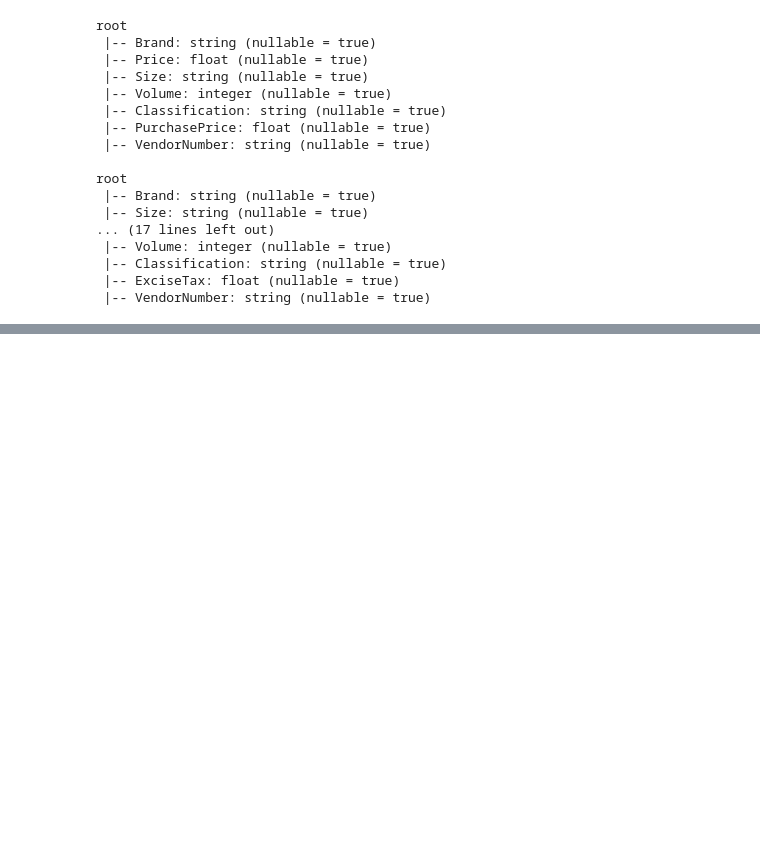
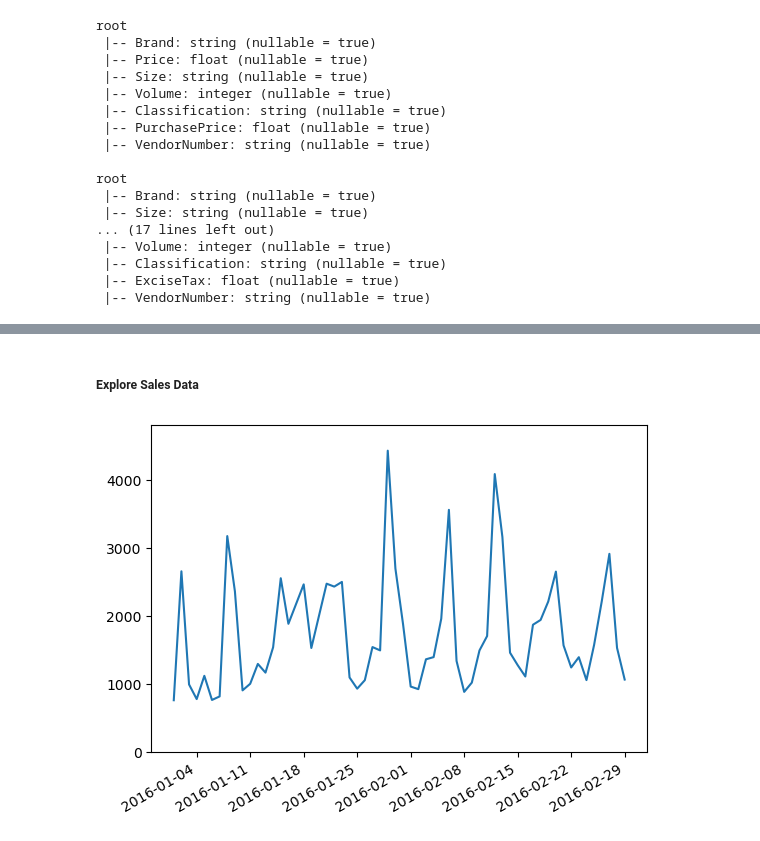
Before and after one commit to lee0210/infosys722-iteration4, a Jupyter notebook: iteration 1.ipynb, the cells around one changed output, grey strips where cells are left out. Saved outputs shown, nothing was run; the diff lists cells and outputs as text; code cells hidden in the pictures; blank space fills up the shorter version.

Commit message:
construct new feature, explore data, integrate datasets, reformat features

```diff
--- a/iteration 1.ipynb
+++ b/iteration 1.ipynb
@@ -453,0 +457,9 @@ root
+# %%
+# Construct DayOfWeek, DayOfMonth, Month fields
+selected_sales = selected_sales.withColumn('DayOfWeek', F.dayofweek('SalesDate'))
+selected_sales = selected_sales.withColumn('DayOfMonth', F.dayofmonth('SalesDate'))
+selected_sales = selected_sales.withColumn('Month', F.month('SalesDate'))
+
+selected_purchase_detail = selected_purchase_detail.withColumn('DeliverTime', F.datediff('ReceivingDate', 'PODate'))
+selected_purchase_detail = selected_purchase_detail.withColumn('Month', F.month('ReceivingDate'))
+selected_purchase_detail = selected_purchase_detail.withColumn('DayOfMonth', F.dayofmonth('ReceivingDate'))
@@ -453,0 +478,14 @@ root
+# %% [markdown]
+##### Explore Sales Data
+# %%
+# Explore daily sales
+daily_sales = selected_sales.groupBy('SalesDate').agg(F.sum('SalesQuantity').alias('DailySales')).orderBy('SalesDate')
+
+dsp_df = daily_sales.toPandas()
+plt.gca().xaxis.set_major_formatter(mdates.DateFormatter('%Y-%m-%d'))
+plt.gca().xaxis.set_major_locator(mdates.DayLocator(interval=7))
+plt.plot(dsp_df['SalesDate'], dsp_df['DailySales'])
+plt.ylim([0,4800])
+plt.gcf().autofmt_xdate()
+# %% [output]
+[figure, added]
```
Also changed, not shown: parts of 26 cells of this notebook.
